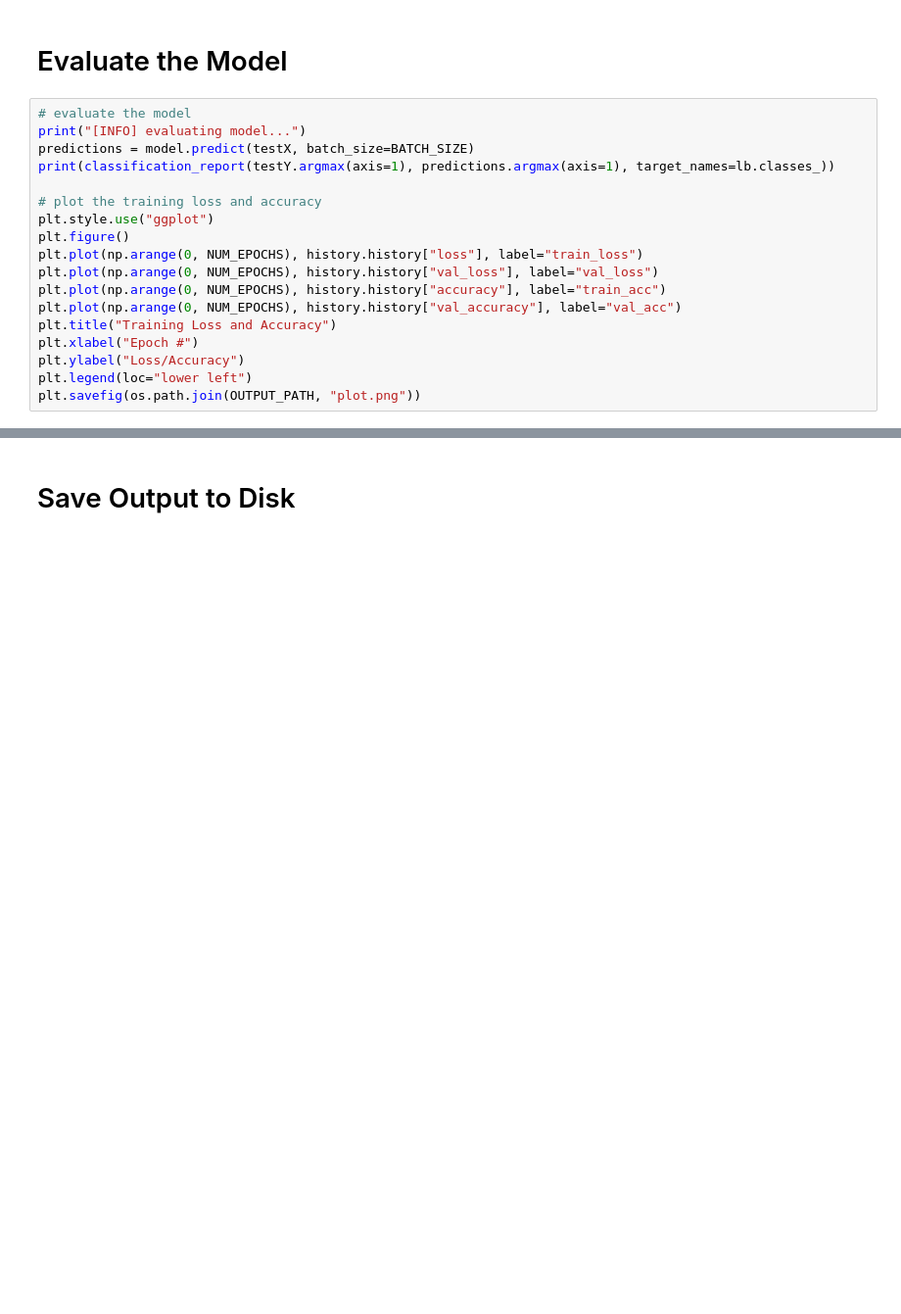
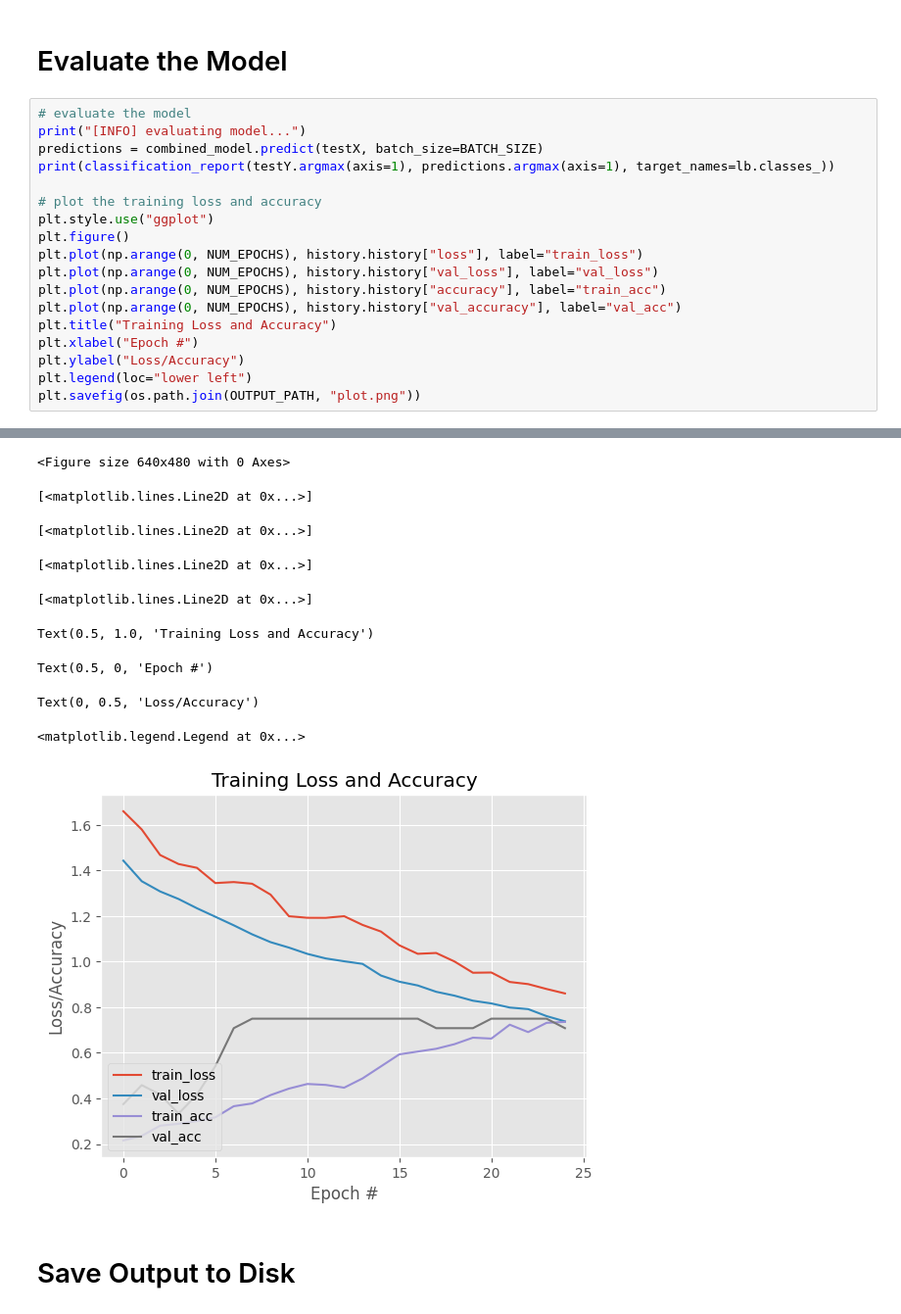
Before and after one commit to voidranjer/DriveSafe_old, a Jupyter notebook: train.ipynb, the cells around one changed output, grey strips where cells are left out. Shown: that part at 98% size. Saved outputs shown, nothing was run; the diff lists cells and outputs as text; blank space fills up the shorter version.

```diff
--- a/train.ipynb
+++ b/train.ipynb
@@ -195,7 +222,7 @@ Epoch 2/25
 # %%
 # evaluate the model
 print("[INFO] evaluating model...")
-predictions = model.predict(testX, batch_size=BATCH_SIZE)
+predictions = combined_model.predict(testX, batch_size=BATCH_SIZE)
 print(classification_report(testY.argmax(axis=1), predictions.argmax(axis=1), target_names=lb.classes_))
 
 # plot the training loss and accuracy
@@ -210,3 +237,4 @@ plt.xlabel("Epoch #")
 plt.ylabel("Loss/Accuracy")
 plt.legend(loc="lower left")
 plt.savefig(os.path.join(OUTPUT_PATH, "plot.png"))
+# %% [output]
@@ -213,3 +253,13 @@ plt.savefig(os.path.join(OUTPUT_PATH, "plot.png"))
+<Figure size 640x480 with 0 Axes>
+[<matplotlib.lines.Line2D at 0x...>]
+[<matplotlib.lines.Line2D at 0x...>]
+[<matplotlib.lines.Line2D at 0x...>]
+[<matplotlib.lines.Line2D at 0x...>]
+Text(0.5, 1.0, 'Training Loss and Accuracy')
+Text(0.5, 0, 'Epoch #')
+Text(0, 0.5, 'Loss/Accuracy')
+<matplotlib.legend.Legend at 0x...>
+[figure, added]
 # %% [markdown]
 # Save Output to Disk
 # %%
```
Also changed, not shown: parts of 3 cells of this notebook, 8 other files.
